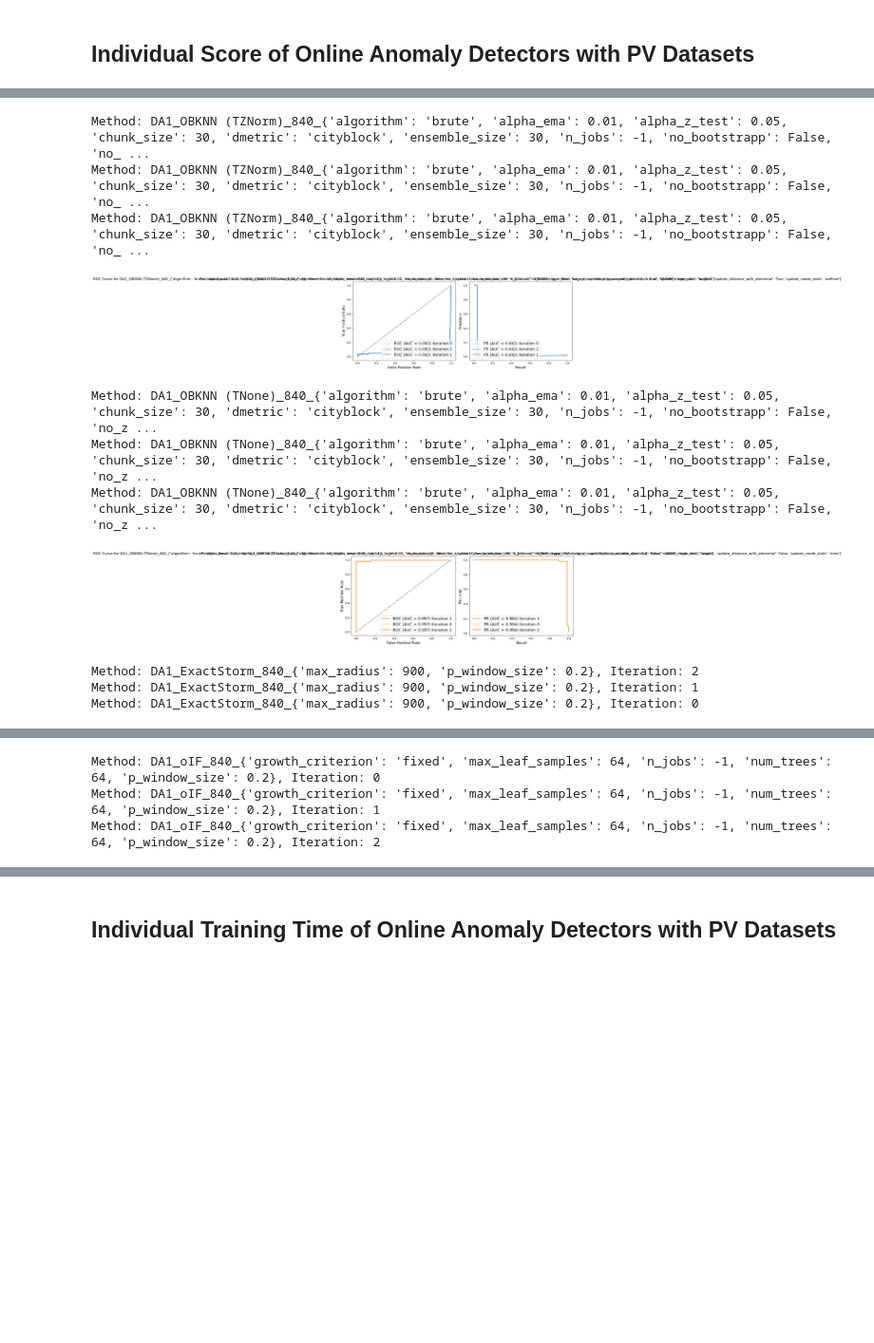
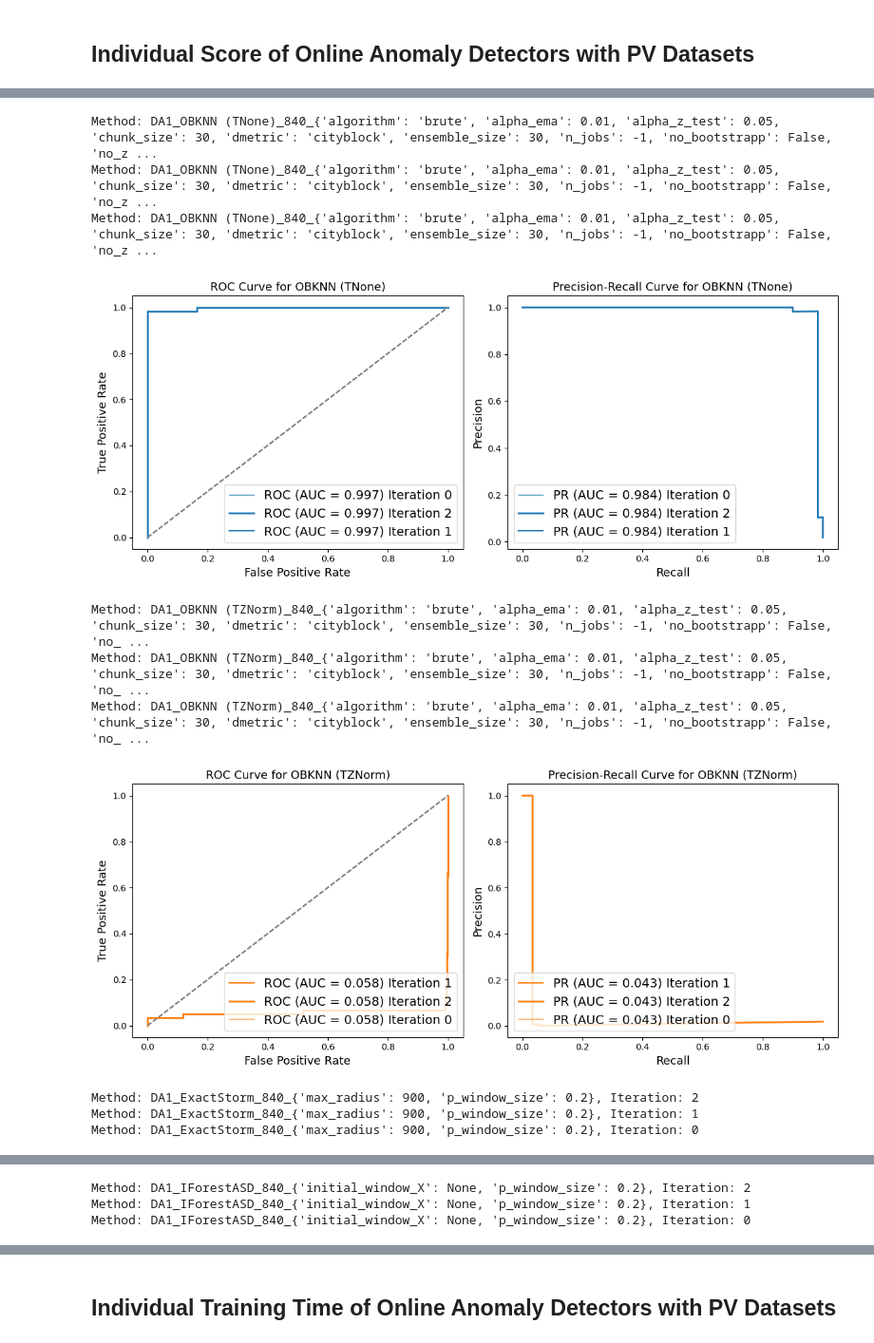
Before and after one commit to nirojasva/spectral-benchmark-bv4, a Jupyter notebook: notebooks/2_DA_Individual_Score_PV_Sources.ipynb, the cells around one changed output, grey strips where cells are left out. Shown at 95% size. Cells and saved outputs as stored; diff of their text form; code cells hidden in the pictures; blank space fills up the shorter version.

Commit message:
updated cdd and anomaly score plots

```diff
--- a/notebooks/2_DA_Individual_Score_PV_Sources.ipynb
+++ b/notebooks/2_DA_Individual_Score_PV_Sources.ipynb
@@ -279,3 +250,10 @@ color_list = colors[:num_colors]
+# %%
+#colors = ['#1f77b4', '#ff7f0e', '#2ca02c', '#d62728', '#9467bd', '#8c564b', '#e377c2', '#7f7f7f', '#bcbd22', '#17becf', '#aec7e8', '#ffbb78', '#98df8a', '#ff9896', '#c5b0d5', '#c49c94', '#f7b6d2', '#c7c7c7', '#dbdb8d', '#9edae5']
+colors = [
+    '#ff7f0e', '#1f77b4', '#2ca02c', '#9467bd','#bcbd22' , '#17becf'
+]
+num_colors = len(tecnique)
+color_list = colors[:num_colors]
 # %%
 iterations = final_df["iteration"].unique()[0:10]
 iterations
@@ -289,3 +271,12 @@ FONTSIZE_SEC = 13
+# %%
+color_map = {
+    "ExactStorm": "#2ca02c",
+    "IForestASD": "#17becf",
+    "KitNet": "#9467bd",
+    "OBKNN (TNone)": "#1f77b4",
+    "OBKNN (TZNorm)": "#ff7f0e",
+    "oIF": "#bcbd22"
+}
 # %%
 average_results = final_df.groupby([acol, 'timestamp'], as_index=False).agg(
     mean_score=('cleaned_score', 'mean'),
@@ -298,11 +289,16 @@ drift_start = pd.to_datetime('15:50').replace(year=2025, month=6, day=9)
 drift_end = pd.to_datetime('16:10').replace(year=2025, month=6, day=9)
 
 for m, color in zip(tecnique, color_list):
+    save_name = m.split('_')[1] if '_' in m else m
+    color = color_map.get(save_name)
+
+
     print(f"Plotting method: {m}")
     fig, ax1 = plt.subplots(figsize=(12, 8))
 
     method_data = average_results[(average_results[acol] == m)].copy()
     N = len(method_data) - 1000
+    #N = len(method_data) - int(method_data['window_size'].iloc[0])
     method_data = method_data.tail(N)
 
     # 1. Plot Score medio
@@ -338,8 +334,8 @@ for m, color in zip(tecnique, color_list):
     ax1.set_xlabel('Time', fontsize=FONTSIZE_SEC)
     ax1.set_ylabel('Average Score in Time', fontsize=FONTSIZE_SEC)
 
-    title_name = m.split('_')[1] if '_' in m else m
-    ax1.set_title(f"Score for {title_name}", fontsize=FONTSIZE_SEC)
+
+    ax1.set_title(f"Score for {save_name}", fontsize=FONTSIZE_SEC)
 
     ax2.set_ylabel('Ground Truth', fontsize=FONTSIZE_SEC)
     ax2.set_ylim(0, 1.05)
@@ -350,7 +346,7 @@ for m, color in zip(tecnique, color_list):
     plt.xticks(rotation=45, fontsize=FONTSIZE_MAIN)
     plt.tight_layout()
 
-    save_name = m.split('_')[1] if '_' in m else m
+
     plt.savefig(current_dir / 'notebooks' / 'score_functions' / f"{COD_SCENARIO}_score_{save_name}.pdf", format="pdf")
     plt.show()
 # %% [output]
@@ -369,6 +365,9 @@ Plotting method: DA1_oIF_840_{'growth_criterion': 'fixed', 'max_leaf_samples': 6
 # %%
 
 for m, color in zip(tecnique, color_list):
+    save_name = m.split('_')[1] if '_' in m else m
+    color = color_map.get(save_name)
+
     # Plot ROC Curve
     plt.figure(figsize=(12, 5))
     f_method_data = final_df[final_df[acol] == m]
@@ -379,7 +378,8 @@ for m, color in zip(tecnique, color_list):
         # Filter data for the current method and iteration
         method_data = f_method_data[f_method_data['iteration'] == i]
 
-        N = len(method_data) - int(method_data['window_size'].iloc[0])
+        #N = len(method_data) - int(method_data['window_size'].iloc[0])
+        N = len(method_data) - 1000
         # Apply the filter
         method_data = method_data.tail(N)
 
@@ -391,43 +391,43 @@ for m, color in zip(tecnique, color_list):
         fpr, tpr, _ = roc_curve(y_true, y_scores)
         roc_auc = auc(fpr, tpr)
 
         # Compute Precision-Recall curve and AUC
         precision, recall, _ = precision_recall_curve(y_true, y_scores)
         pr_auc = auc(recall, precision)
 
 
 
         plt.subplot(1, 2, 1)
         plt.plot(fpr, tpr, color=color, lw=1 + i * 0.5, label=f'ROC (AUC = {roc_auc:.3f}) Iteration {i}')
 
 
         plt.plot([0, 1], [0, 1], color='gray', linestyle='--')
         plt.xlabel('False Positive Rate', fontsize=FONTSIZE_SEC)
         plt.ylabel('True Positive Rate', fontsize=FONTSIZE_SEC)
-        plt.title(f'ROC Curve for {m}', fontsize=FONTSIZE_SEC)
+        plt.title(f'ROC Curve for {save_name}', fontsize=FONTSIZE_SEC)
         plt.legend(loc='lower right', fontsize=FONTSIZE_MAIN)
 
         # Plot Precision-Recall Curve
         plt.subplot(1, 2, 2)
         plt.plot(recall, precision, color=color, lw=1 + i * 0.5, label=f'PR (AUC = {pr_auc:.3f}) Iteration {i}')
 
 
         plt.xlabel('Recall', fontsize=FONTSIZE_SEC)
         plt.ylabel('Precision', fontsize=FONTSIZE_SEC)
-        plt.title(f'Precision-Recall Curve for {m}', fontsize=FONTSIZE_SEC)
+        plt.title(f'Precision-Recall Curve for {save_name}', fontsize=FONTSIZE_SEC)
         plt.legend(loc='lower left', fontsize=FONTSIZE_MAIN)
 
         plt.tight_layout()
     plt.show()
 # %% [output]
-Method: DA1_OBKNN (TZNorm)_840_{'algorithm': 'brute', 'alpha_ema': 0.01, 'alpha_z_test': 0.05, 'chunk_size': 30, 'dmetric': 'cityblock', 'ensemble_size': 30, 'n_jobs': -1, 'no_bootstrapp': False, 'no_ ...
-Method: DA1_OBKNN (TZNorm)_840_{'algorithm': 'brute', 'alpha_ema': 0.01, 'alpha_z_test': 0.05, 'chunk_size': 30, 'dmetric': 'cityblock', 'ensemble_size': 30, 'n_jobs': -1, 'no_bootstrapp': False, 'no_ ...
-Method: DA1_OBKNN (TZNorm)_840_{'algorithm': 'brute', 'alpha_ema': 0.01, 'alpha_z_test': 0.05, 'chunk_size': 30, 'dmetric': 'cityblock', 'ensemble_size': 30, 'n_jobs': -1, 'no_bootstrapp': False, 'no_ ...
+Method: DA1_OBKNN (TNone)_840_{'algorithm': 'brute', 'alpha_ema': 0.01, 'alpha_z_test': 0.05, 'chunk_size': 30, 'dmetric': 'cityblock', 'ensemble_size': 30, 'n_jobs': -1, 'no_bootstrapp': False, 'no_z ...
+Method: DA1_OBKNN (TNone)_840_{'algorithm': 'brute', 'alpha_ema': 0.01, 'alpha_z_test': 0.05, 'chunk_size': 30, 'dmetric': 'cityblock', 'ensemble_size': 30, 'n_jobs': -1, 'no_bootstrapp': False, 'no_z ...
+Method: DA1_OBKNN (TNone)_840_{'algorithm': 'brute', 'alpha_ema': 0.01, 'alpha_z_test': 0.05, 'chunk_size': 30, 'dmetric': 'cityblock', 'ensemble_size': 30, 'n_jobs': -1, 'no_bootstrapp': False, 'no_z ...
-[figure, old version]
+[figure, new version]
-Method: DA1_OBKNN (TNone)_840_{'algorithm': 'brute', 'alpha_ema': 0.01, 'alpha_z_test': 0.05, 'chunk_size': 30, 'dmetric': 'cityblock', 'ensemble_size': 30, 'n_jobs': -1, 'no_bootstrapp': False, 'no_z ...
-Method: DA1_OBKNN (TNone)_840_{'algorithm': 'brute', 'alpha_ema': 0.01, 'alpha_z_test': 0.05, 'chunk_size': 30, 'dmetric': 'cityblock', 'ensemble_size': 30, 'n_jobs': -1, 'no_bootstrapp': False, 'no_z ...
-Method: DA1_OBKNN (TNone)_840_{'algorithm': 'brute', 'alpha_ema': 0.01, 'alpha_z_test': 0.05, 'chunk_size': 30, 'dmetric': 'cityblock', 'ensemble_size': 30, 'n_jobs': -1, 'no_bootstrapp': False, 'no_z ...
+Method: DA1_OBKNN (TZNorm)_840_{'algorithm': 'brute', 'alpha_ema': 0.01, 'alpha_z_test': 0.05, 'chunk_size': 30, 'dmetric': 'cityblock', 'ensemble_size': 30, 'n_jobs': -1, 'no_bootstrapp': False, 'no_ ...
+Method: DA1_OBKNN (TZNorm)_840_{'algorithm': 'brute', 'alpha_ema': 0.01, 'alpha_z_test': 0.05, 'chunk_size': 30, 'dmetric': 'cityblock', 'ensemble_size': 30, 'n_jobs': -1, 'no_bootstrapp': False, 'no_ ...
+Method: DA1_OBKNN (TZNorm)_840_{'algorithm': 'brute', 'alpha_ema': 0.01, 'alpha_z_test': 0.05, 'chunk_size': 30, 'dmetric': 'cityblock', 'ensemble_size': 30, 'n_jobs': -1, 'no_bootstrapp': False, 'no_ ...
-[figure, old version]
+[figure, new version]
 Method: DA1_ExactStorm_840_{'max_radius': 900, 'p_window_size': 0.2}, Iteration: 2
 Method: DA1_ExactStorm_840_{'max_radius': 900, 'p_window_size': 0.2}, Iteration: 1
 Method: DA1_ExactStorm_840_{'max_radius': 900, 'p_window_size': 0.2}, Iteration: 0
@@ -443,3 +443,3 @@ Method: DA1_IForestASD_840_{'initial_window_X': None, 'p_window_size': 0.2}, Ite
-Method: DA1_oIF_840_{'growth_criterion': 'fixed', 'max_leaf_samples': 64, 'n_jobs': -1, 'num_trees': 64, 'p_window_size': 0.2}, Iteration: 0
-Method: DA1_oIF_840_{'growth_criterion': 'fixed', 'max_leaf_samples': 64, 'n_jobs': -1, 'num_trees': 64, 'p_window_size': 0.2}, Iteration: 1
-Method: DA1_oIF_840_{'growth_criterion': 'fixed', 'max_leaf_samples': 64, 'n_jobs': -1, 'num_trees': 64, 'p_window_size': 0.2}, Iteration: 2
+Method: DA1_IForestASD_840_{'initial_window_X': None, 'p_window_size': 0.2}, Iteration: 2
+Method: DA1_IForestASD_840_{'initial_window_X': None, 'p_window_size': 0.2}, Iteration: 1
+Method: DA1_IForestASD_840_{'initial_window_X': None, 'p_window_size': 0.2}, Iteration: 0
```
Also changed, not shown: parts of 24 cells of this notebook, 14 other files.
